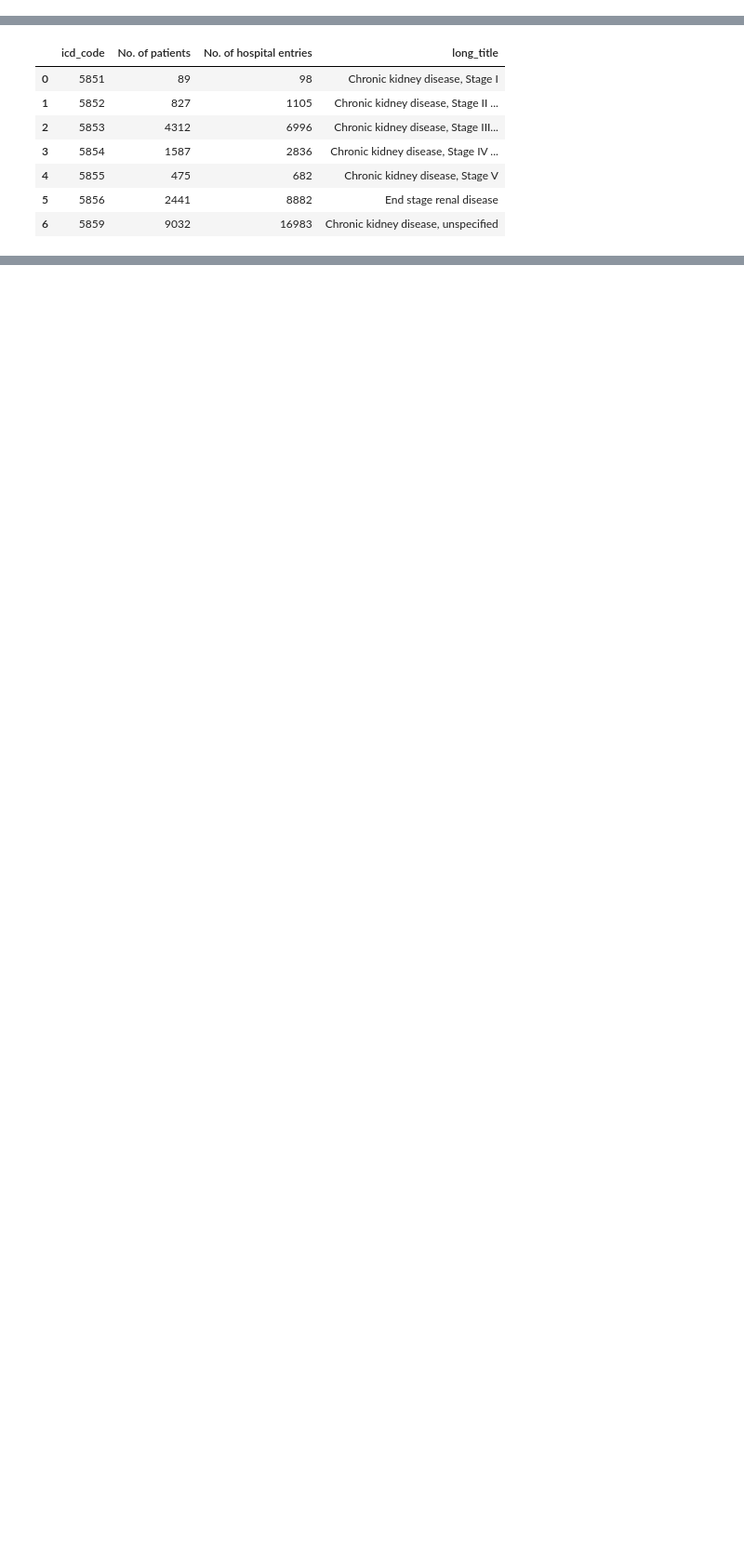
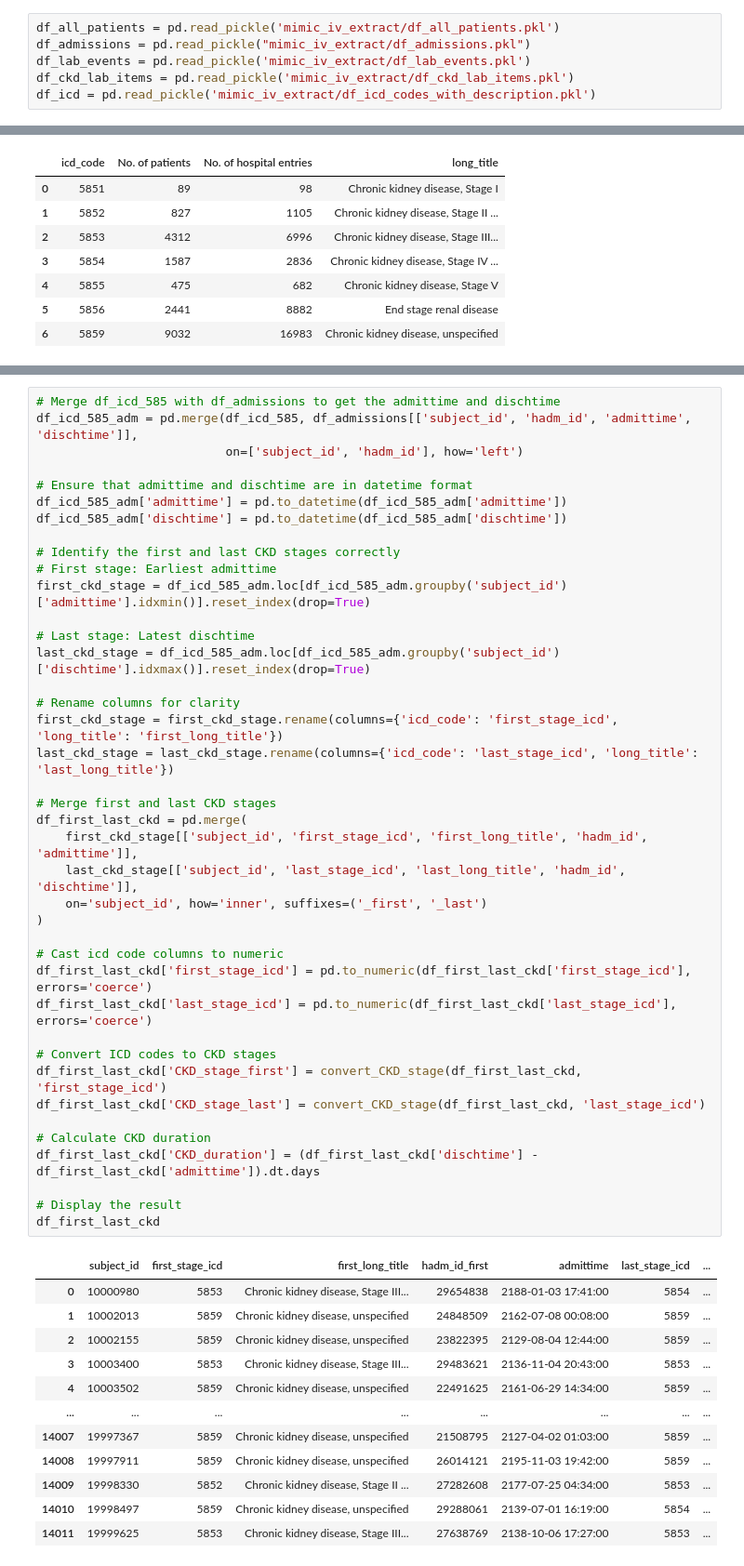
Before and after one commit to vironix-health/CKD-ZD-project, a Jupyter notebook: mimic_iv_ckd_ovrvw.ipynb, the cells around one changed output, grey strips where cells are left out. Shown at 93% size. Saved outputs shown, nothing was run; the diff lists cells and outputs as text; blank space fills up the shorter version.

Commit message:
create frame of all CKD patients

```diff
--- a/mimic_iv_ckd_ovrvw.ipynb
+++ b/mimic_iv_ckd_ovrvw.ipynb
@@ -5,0 +58,6 @@ df_icd = pd.read_pickle('mimic_iv_extract/df_icd_codes_with_description.pkl')
+# %%
+df_all_patients = pd.read_pickle('mimic_iv_extract/df_all_patients.pkl')
+df_admissions = pd.read_pickle("mimic_iv_extract/df_admissions.pkl")
+df_lab_events = pd.read_pickle('mimic_iv_extract/df_lab_events.pkl')
+df_ckd_lab_items = pd.read_pickle('mimic_iv_extract/df_ckd_lab_items.pkl')
+df_icd = pd.read_pickle('mimic_iv_extract/df_icd_codes_with_description.pkl')
@@ -36,0 +160,53 @@ df_icd_585_patients_hosp
+# %%
+# Merge df_icd_585 with df_admissions to get the admittime and dischtime
+df_icd_585_adm = pd.merge(df_icd_585, df_admissions[['subject_id', 'hadm_id', 'admittime', 'dischtime']],
+                          on=['subject_id', 'hadm_id'], how='left')
+
+# Ensure that admittime and dischtime are in datetime format
+df_icd_585_adm['admittime'] = pd.to_datetime(df_icd_585_adm['admittime'])
+df_icd_585_adm['dischtime'] = pd.to_datetime(df_icd_585_adm['dischtime'])
+
+# Identify the first and last CKD stages correctly
+# First stage: Earliest admittime
+first_ckd_stage = df_icd_585_adm.loc[df_icd_585_adm.groupby('subject_id')['admittime'].idxmin()].reset_index(drop=True)
+
+# Last stage: Latest dischtime
+last_ckd_stage = df_icd_585_adm.loc[df_icd_585_adm.groupby('subject_id')['dischtime'].idxmax()].reset_index(drop=True)
+
+# Rename columns for clarity
+first_ckd_stage = first_ckd_stage.rename(columns={'icd_code': 'first_stage_icd', 'long_title': 'first_long_title'})
+last_ckd_stage = last_ckd_stage.rename(columns={'icd_code': 'last_stage_icd', 'long_title': 'last_long_title'})
+
+# Merge first and last CKD stages
+df_first_last_ckd = pd.merge(
+    first_ckd_stage[['subject_id', 'first_stage_icd', 'first_long_title', 'hadm_id', 'admittime']],
+    last_ckd_stage[['subject_id', 'last_stage_icd', 'last_long_title', 'hadm_id', 'dischtime']],
+    on='subject_id', how='inner', suffixes=('_first', '_last')
+)
+
+# Cast icd code columns to numeric
+df_first_last_ckd['first_stage_icd'] = pd.to_numeric(df_first_last_ckd['first_stage_icd'], errors='coerce')
+df_first_last_ckd['last_stage_icd'] = pd.to_numeric(df_first_last_ckd['last_stage_icd'], errors='coerce')
+
+# Convert ICD codes to CKD stages
+df_first_last_ckd['CKD_stage_first'] = convert_CKD_stage(df_first_last_ckd, 'first_stage_icd')
+df_first_last_ckd['CKD_stage_last'] = convert_CKD_stage(df_first_last_ckd, 'last_stage_icd')
+
+# Calculate CKD duration
+df_first_last_ckd['CKD_duration'] = (df_first_last_ckd['dischtime'] - df_first_last_ckd['admittime']).dt.days
+
+# Display the result
+df_first_last_ckd
+# %% [output]
+|  | subject_id | first_stage_icd | first_long_title | hadm_id_first | admittime | last_stage_icd | ... |
+| 0 | 10000980 | 5853 | Chronic kidney disease, Stage III... | 29654838 | 2188-01-03 17:41:00 | 5854 | ... |
+| 1 | 10002013 | 5859 | Chronic kidney disease, unspecified | 24848509 | 2162-07-08 00:08:00 | 5859 | ... |
+| 2 | 10002155 | 5859 | Chronic kidney disease, unspecified | 23822395 | 2129-08-04 12:44:00 | 5859 | ... |
+| 3 | 10003400 | 5853 | Chronic kidney disease, Stage III... | 29483621 | 2136-11-04 20:43:00 | 5853 | ... |
+| 4 | 10003502 | 5859 | Chronic kidney disease, unspecified | 22491625 | 2161-06-29 14:34:00 | 5859 | ... |
+| ... | ... | ... | ... | ... | ... | ... | ... |
+| 14007 | 19997367 | 5859 | Chronic kidney disease, unspecified | 21508795 | 2127-04-02 01:03:00 | 5859 | ... |
+| 14008 | 19997911 | 5859 | Chronic kidney disease, unspecified | 26014121 | 2195-11-03 19:42:00 | 5859 | ... |
+| 14009 | 19998330 | 5852 | Chronic kidney disease, Stage II ... | 27282608 | 2177-07-25 04:34:00 | 5853 | ... |
+| 14010 | 19998497 | 5859 | Chronic kidney disease, unspecified | 29288061 | 2139-07-01 16:19:00 | 5854 | ... |
+| 14011 | 19999625 | 5853 | Chronic kidney disease, Stage III... | 27638769 | 2138-10-06 17:27:00 | 5853 | ... |
```
Also changed, not shown: parts of 18 cells of this notebook.
